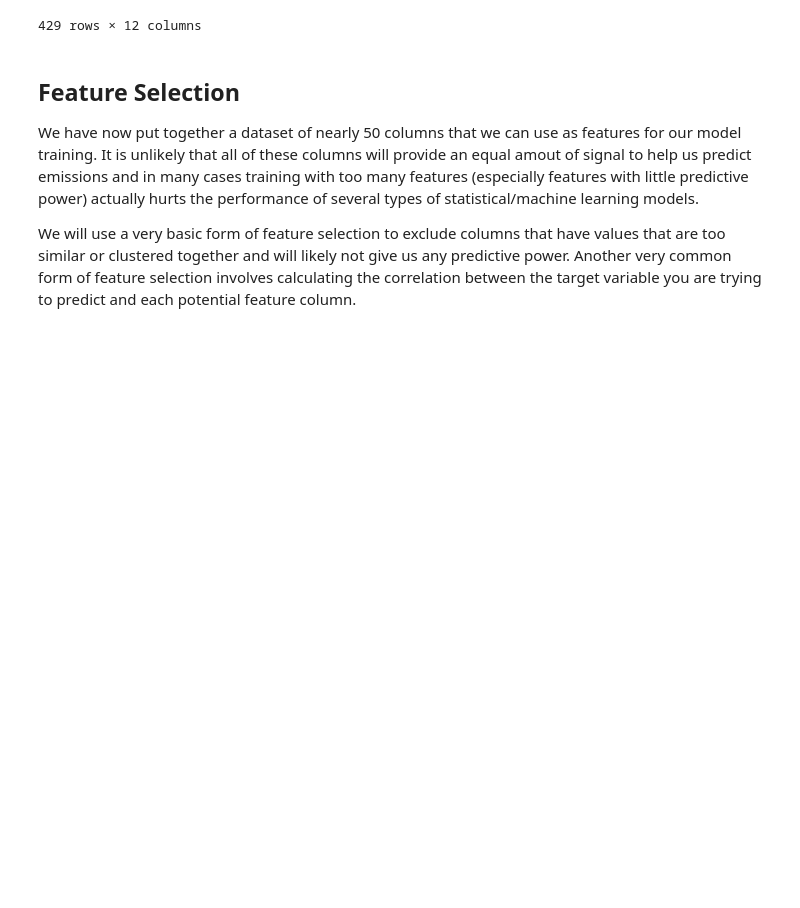
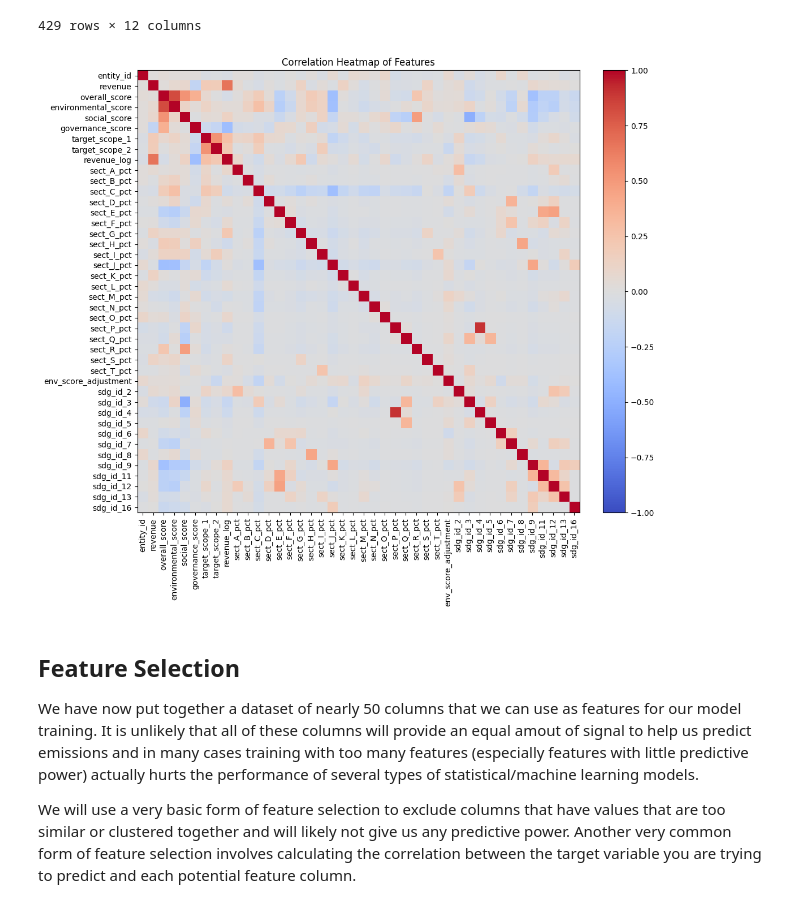
Before and after one commit to HariniSolai/fitch-codeathon2025Team3, a Jupyter notebook: notebooks/basic_feature_engineering.ipynb, the cells around one changed output. Saved outputs shown, nothing was run; the diff lists cells and outputs as text; code cells hidden in the pictures; blank space fills up the shorter version.

```diff
--- a/notebooks/basic_feature_engineering.ipynb
+++ b/notebooks/basic_feature_engineering.ipynb
@@ -157,6 +209,31 @@ train.filter(regex='^sdg_')
 | 427 | 0.0 | 0.0 | 0.0 | 0.0 | 0.0 | 0.0 | 0.0 | 0.0 | 0.0 | 0.0 | ... |
 | 428 | 0.0 | 0.0 | 0.0 | 0.0 | 0.0 | 0.0 | 0.0 | 0.0 | 0.0 | 0.0 | ... |
 429 rows × 12 columns
+# %%
+
+
+import matplotlib.pyplot as plt
+import numpy as np
+
+# Select numeric columns
+numeric_cols = train.select_dtypes(include=np.number).columns.tolist()
+corr_matrix = train[numeric_cols].corr().values  # get correlation values as numpy array
+
+plt.figure(figsize=(12,10))
+im = plt.imshow(corr_matrix, cmap='coolwarm', vmin=-1, vmax=1)  # show heatmap
+
+# Add colorbar
+plt.colorbar(im, fraction=0.046, pad=0.04)
+
+# Set ticks and labels
+plt.xticks(ticks=np.arange(len(numeric_cols)), labels=numeric_cols, rotation=90)
+plt.yticks(ticks=np.arange(len(numeric_cols)), labels=numeric_cols)
+
+plt.title('Correlation Heatmap of Features')
+plt.tight_layout()
+plt.show()
+# %% [output]
+[figure, added]
 # %% [markdown]
 ## Feature Selection
 We have now put together a dataset of nearly 50 columns that we can use as features for our model training. It is unlikely that all of these columns will provide an equal amout of signal to help us predict emissions and in many cases training with too many features (especially features  with little predictive power) actually hurts the performance of several types of statistical/machine learning models.
```
Also changed, not shown: parts of 12 cells of this notebook, 3 other files.
